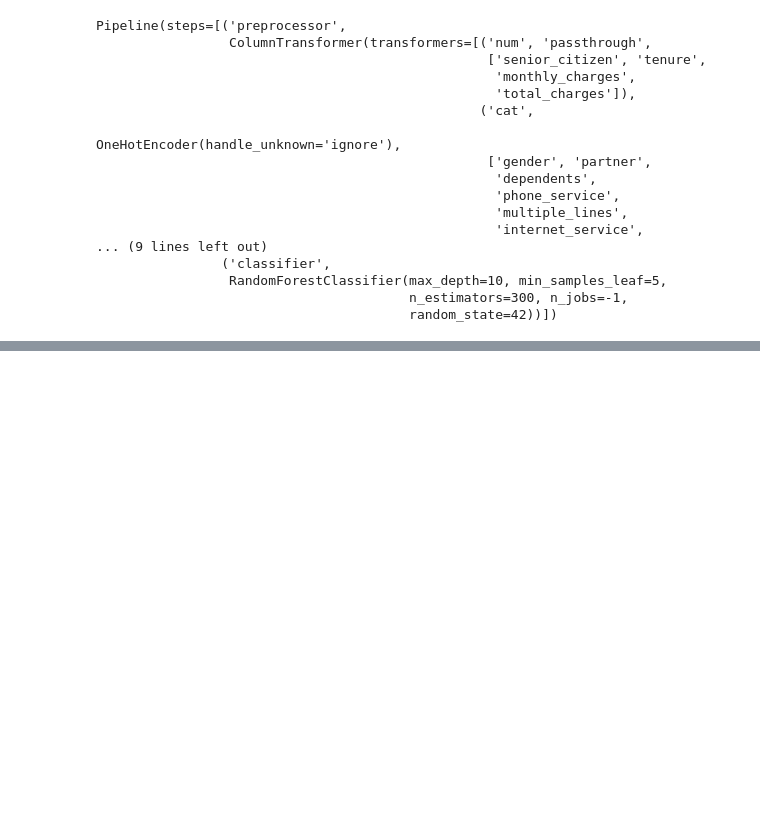
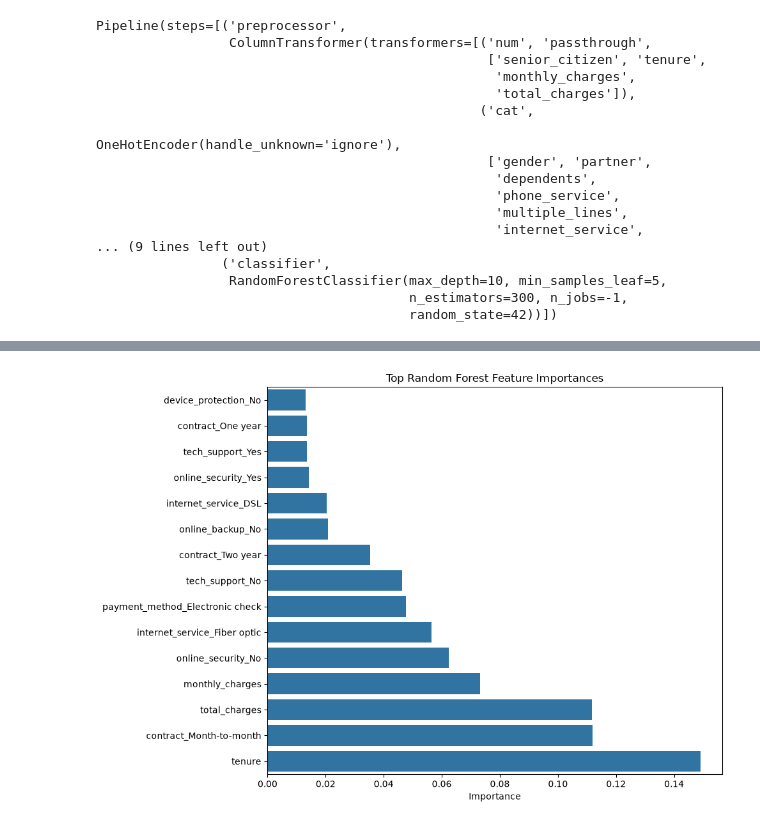
Before and after one commit to mrsmv/Customer-churn-retention-analysis, a Jupyter notebook: 2_noteboooks/03_churn_modeling/churn_modeling.ipynb, the cells around one changed output, grey strips where cells are left out. Drawn from its saved outputs; the diff is of its cells as text; code cells hidden in the pictures; blank space fills up the shorter version.

```diff
--- a/2_noteboooks/03_churn_modeling/churn_modeling.ipynb
+++ b/2_noteboooks/03_churn_modeling/churn_modeling.ipynb
@@ -1459,0 +1578,17 @@ Pipeline(steps=[('preprocessor',
+# %%
+rf_importance = (
+    random_forest
+    .named_steps["classifier"]
+    .feature_importances_
+)
+# %%
+rf_importance_df = pd.DataFrame({
+    "feature": rf_feature_names,
+    "importance": rf_importance
+})
+# %%
+rf_importance_df["feature"] = (
+    rf_importance_df["feature"]
+    .str.replace("num__", "", regex=False)
+    .str.replace("cat__", "", regex=False)
+)
@@ -1459,0 +1617,30 @@ Pipeline(steps=[('preprocessor',
+# %%
+top_rf_features = (
+    rf_importance_df
+    .sort_values(
+        "importance",
+        ascending=False
+    )
+    .head(15)
+    .sort_values("importance")
+)
+
+plt.figure(figsize=(10, 7))
+
+sns.barplot(
+    data=top_rf_features,
+    x="importance",
+    y="feature"
+)
+
+plt.title(
+    "Top Random Forest Feature Importances"
+)
+
+plt.xlabel("Importance")
+plt.ylabel("")
+
+plt.tight_layout()
+plt.show()
+# %% [output]
+[figure, added]
```
Also changed, not shown: parts of 26 cells of this notebook.
